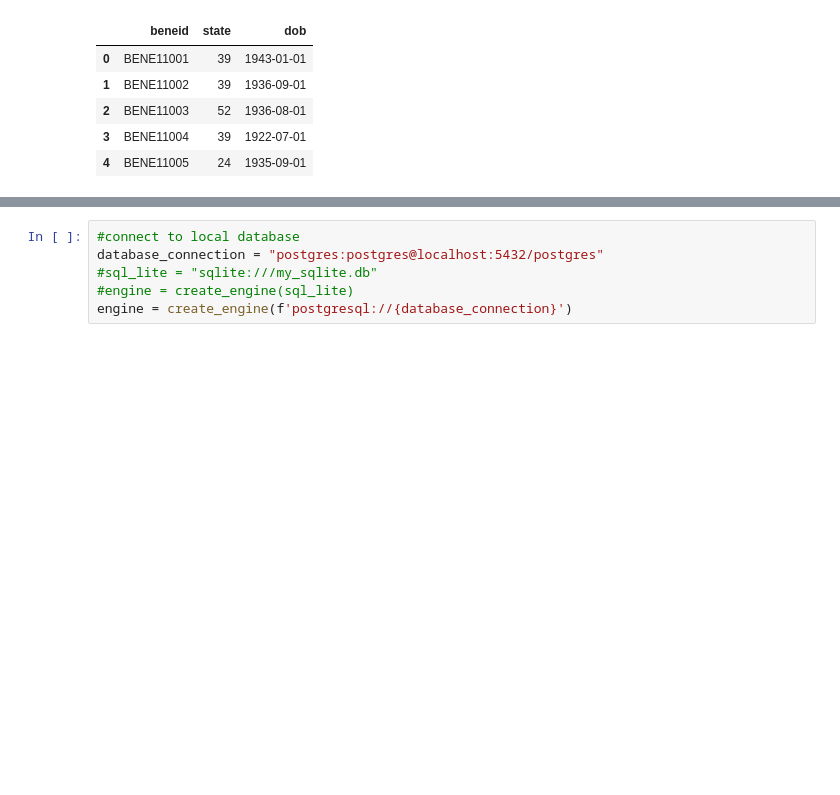
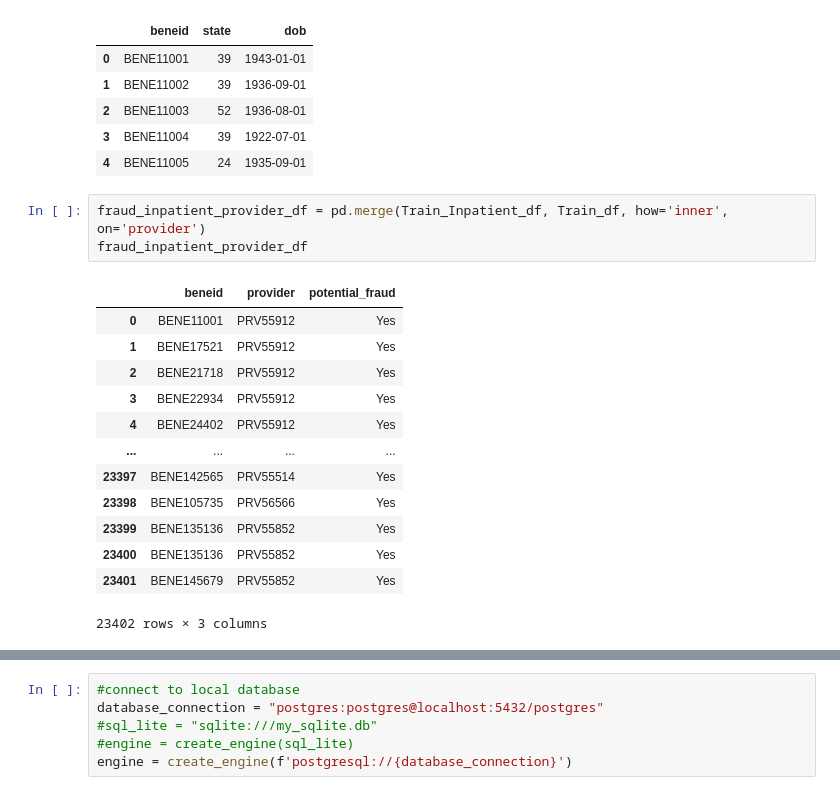
Before and after one commit to kpessa/Project-2-ETL, a Jupyter notebook: Chikas_notebook.ipynb, the cells around one changed output, grey strips where cells are left out. Saved outputs shown, nothing was run; the diff lists cells and outputs as text; blank space fills up the shorter version.

```diff
--- a/Chikas_notebook.ipynb
+++ b/Chikas_notebook.ipynb
@@ -124,3 +93,20 @@ Train_Beneficiary_df.head()
 | 2 | BENE11003 | 52 | 1936-08-01 |
 | 3 | BENE11004 | 39 | 1922-07-01 |
 | 4 | BENE11005 | 24 | 1935-09-01 |
+# %%
+fraud_inpatient_provider_df = pd.merge(Train_Inpatient_df, Train_df, how='inner', on='provider')
+fraud_inpatient_provider_df
+# %% [output]
+|  | beneid | provider | potential_fraud |
+| 0 | BENE11001 | PRV55912 | Yes |
+| 1 | BENE17521 | PRV55912 | Yes |
+| 2 | BENE21718 | PRV55912 | Yes |
+| 3 | BENE22934 | PRV55912 | Yes |
+| 4 | BENE24402 | PRV55912 | Yes |
+| ... | ... | ... | ... |
+| 23397 | BENE142565 | PRV55514 | Yes |
+| 23398 | BENE105735 | PRV56566 | Yes |
+| 23399 | BENE135136 | PRV55852 | Yes |
+| 23400 | BENE135136 | PRV55852 | Yes |
+| 23401 | BENE145679 | PRV55852 | Yes |
+23402 rows × 3 columns
```
Also changed, not shown: parts of 14 cells of this notebook, 1 other file.
